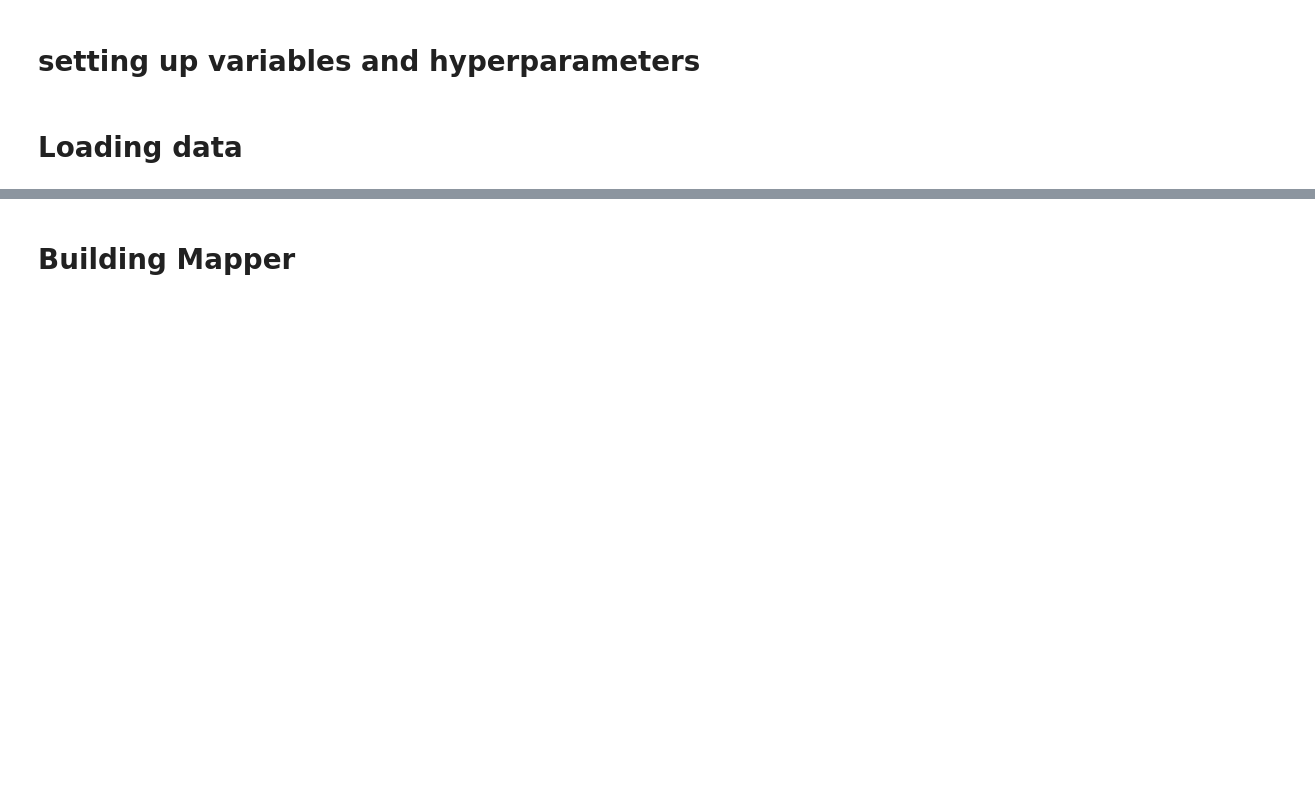
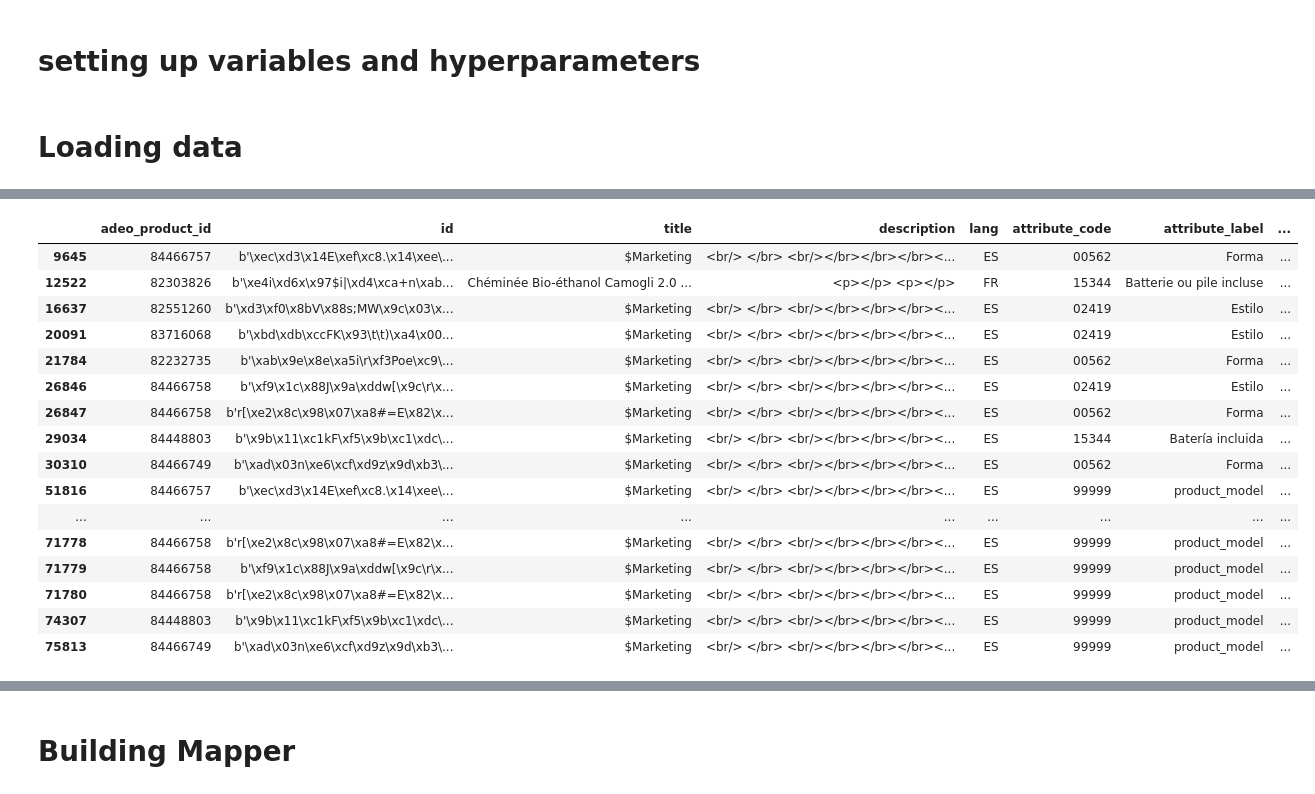
Before and after one commit to MinZhiCHUA/Final_Project_PEM, a Jupyter notebook: notebooks/3_training_classification.ipynb, the cells around one changed output, grey strips where cells are left out. Drawn from its saved outputs; the diff is of its cells as text; code cells hidden in the pictures; blank space fills up the shorter version.

Commit message:
train, predict, evaluation workflow

```diff
--- a/notebooks/3_training_classification.ipynb
+++ b/notebooks/3_training_classification.ipynb
@@ -93,3 +92,7 @@ data_train.description_clean[0]
+# %%
+data_train = data_train.fillna('')
+data_val = data_val.fillna('')
+data_test = data_test.fillna('')
 # %%
 data_train[context_col] = data_train.title + " " + data_train.description_clean
 data_val[context_col] = data_val.title + " " + data_val.description_clean
@@ -96,0 +122,20 @@ data_test[context_col] = data_test.title + " " + data_test.description_clean
+# %%
+data_train.loc[(data_train.description.notnull()) & (data_train.description_clean.isnull())]
+# %% [output]
+|  | adeo_product_id | id | title | description | lang | attribute_code | attribute_label | ... |
+| 9645 | 84466757 | b'\xec\xd3\x14E\xef\xc8.\x14\xee\... | $Marketing | <br/> </br> <br/></br></br></br><... | ES | 00562 | Forma | ... |
+| 12522 | 82303826 | b'\xe4i\xd6x\x97$i|\xd4\xca+n\xab... | Chéminée Bio-éthanol Camogli 2.0 ... | <p></p> <p></p> | FR | 15344 | Batterie ou pile incluse | ... |
+| 16637 | 82551260 | b'\xd3\xf0\x8bV\x88s;MW\x9c\x03\x... | $Marketing | <br/> </br> <br/></br></br></br><... | ES | 02419 | Estilo | ... |
+| 20091 | 83716068 | b'\xbd\xdb\xccFK\x93\t\t)\xa4\x00... | $Marketing | <br/> </br> <br/></br></br></br><... | ES | 02419 | Estilo | ... |
+| 21784 | 82232735 | b'\xab\x9e\x8e\xa5i\r\xf3Poe\xc9\... | $Marketing | <br/> </br> <br/></br></br></br><... | ES | 00562 | Forma | ... |
+| 26846 | 84466758 | b'\xf9\x1c\x88J\x9a\xddw[\x9c\r\x... | $Marketing | <br/> </br> <br/></br></br></br><... | ES | 02419 | Estilo | ... |
+| 26847 | 84466758 | b'r[\xe2\x8c\x98\x07\xa8#=E\x82\x... | $Marketing | <br/> </br> <br/></br></br></br><... | ES | 00562 | Forma | ... |
+| 29034 | 84448803 | b'\x9b\x11\xc1kF\xf5\x9b\xc1\xdc\... | $Marketing | <br/> </br> <br/></br></br></br><... | ES | 15344 | Batería incluida | ... |
+| 30310 | 84466749 | b'\xad\x03n\xe6\xcf\xd9z\x9d\xb3\... | $Marketing | <br/> </br> <br/></br></br></br><... | ES | 00562 | Forma | ... |
+| 51816 | 84466757 | b'\xec\xd3\x14E\xef\xc8.\x14\xee\... | $Marketing | <br/> </br> <br/></br></br></br><... | ES | 99999 | product_model | ... |
+| ... | ... | ... | ... | ... | ... | ... | ... | ... |
+| 71778 | 84466758 | b'r[\xe2\x8c\x98\x07\xa8#=E\x82\x... | $Marketing | <br/> </br> <br/></br></br></br><... | ES | 99999 | product_model | ... |
+| 71779 | 84466758 | b'\xf9\x1c\x88J\x9a\xddw[\x9c\r\x... | $Marketing | <br/> </br> <br/></br></br></br><... | ES | 99999 | product_model | ... |
+| 71780 | 84466758 | b'r[\xe2\x8c\x98\x07\xa8#=E\x82\x... | $Marketing | <br/> </br> <br/></br></br></br><... | ES | 99999 | product_model | ... |
+| 74307 | 84448803 | b'\x9b\x11\xc1kF\xf5\x9b\xc1\xdc\... | $Marketing | <br/> </br> <br/></br></br></br><... | ES | 99999 | product_model | ... |
+| 75813 | 84466749 | b'\xad\x03n\xe6\xcf\xd9z\x9d\xb3\... | $Marketing | <br/> </br> <br/></br></br></br><... | ES | 99999 | product_model | ... |
```
Also changed, not shown: parts of 13 cells of this notebook, 9 other files.
